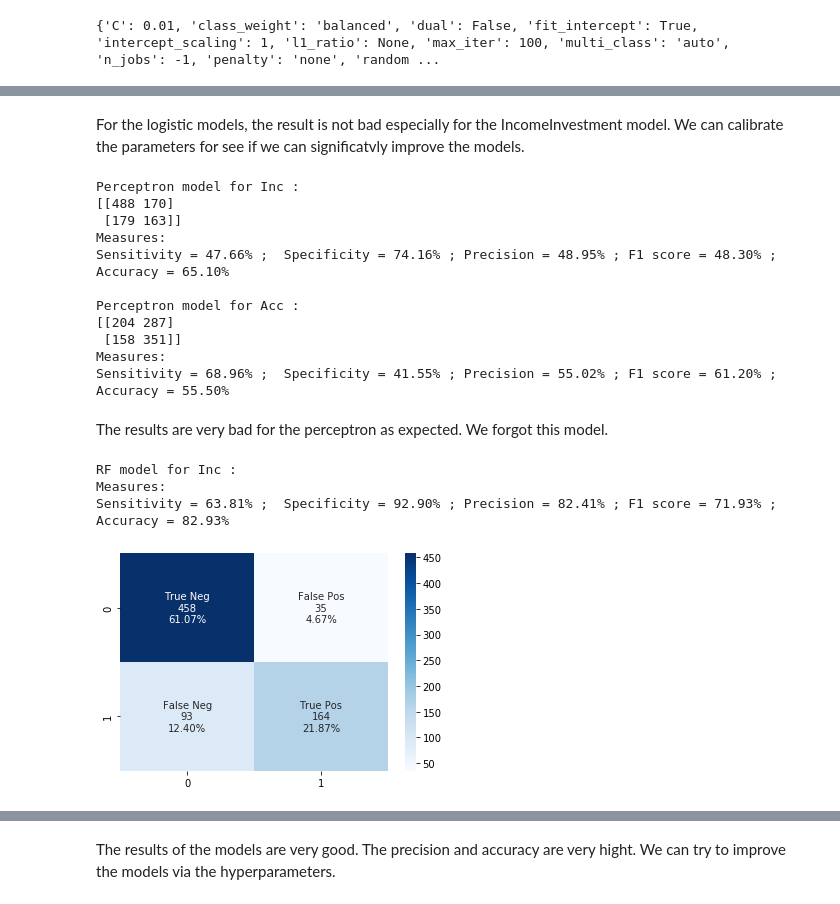
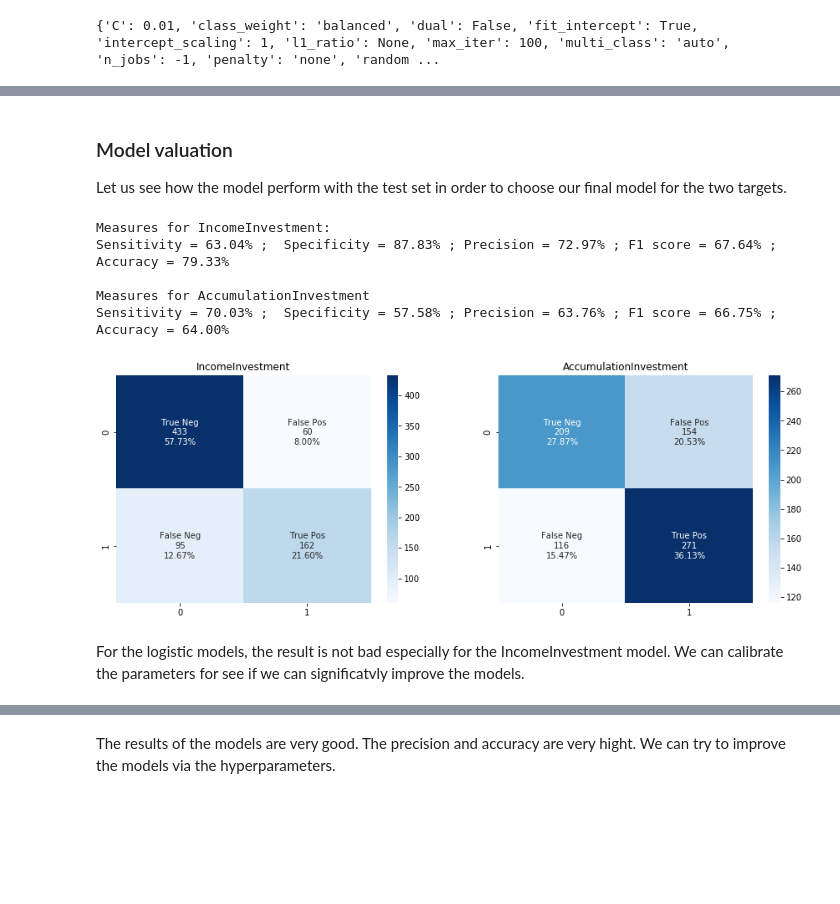
Before and after one commit to Emmalito/ML_BC2, a Jupyter notebook: src/3_Models.ipynb, the cells around one changed output, grey strips where cells are left out. Saved outputs shown, nothing was run; the diff lists cells and outputs as text; code cells hidden in the pictures; blank space fills up the shorter version.

```diff
--- a/src/3_Models.ipynb
+++ b/src/3_Models.ipynb
@@ -205,6 +88,0 @@ nnAccMod.fit(XAcc_train, Acc_train, batch_size=batch, epochs=1000, verbose=1, us
-# %%
-#KNN
-k = 3
-knnIncMod, knnAccMod = KNN(n_neighbors=k, metric='euclidean'), KNN(n_neighbors=k, metric='euclidean')
-knnIncMod.fit(X_train, Inc_train)
-knnAccMod.fit(X_train, Acc_train)
@@ -285,0 +159,4 @@ Sensitivity = 69.77% ;  Specificity = 57.58% ; Precision = 63.68% ; F1 score = 6
+# %% [markdown]
+### Model valuation
+
+Let us see how the model perform with the test set in order to choose our final model for the two targets.
@@ -286,32 +209,12 @@ Sensitivity = 69.77% ;  Specificity = 57.58% ; Precision = 63.68% ; F1 score = 6
+# %%
+#Valuation of logistic models
+confusionMat(predLogInc, predLogAcc)
+# %% [output]
+Measures for IncomeInvestment:
+Sensitivity = 63.04% ;  Specificity = 87.83% ; Precision = 72.97% ; F1 score = 67.64% ; Accuracy = 79.33%
+
+Measures for AccumulationInvestment
+Sensitivity = 70.03% ;  Specificity = 57.58% ; Precision = 63.76% ; F1 score = 66.75% ; Accuracy = 64.00%
+[figure, added]
 # %% [markdown]
 For the logistic models, the result is not bad especially for the IncomeInvestment model. We can calibrate the parameters for see if we can significatvly improve the models.
-# %%
-#Perceptron
-print("Perceptron model for Inc : ")
-confusionMat(predPerceptronInc)
-
-print("Perceptron model for Acc : ")
-confusionMat(predPerceptronAcc, 0)
-# %% [output]
-Perceptron model for Inc :
-[[488 170]
- [179 163]]
-Measures:
-Sensitivity = 47.66% ;  Specificity = 74.16% ; Precision = 48.95% ; F1 score = 48.30% ; Accuracy = 65.10%
-
-Perceptron model for Acc :
-[[204 287]
- [158 351]]
-Measures:
-Sensitivity = 68.96% ;  Specificity = 41.55% ; Precision = 55.02% ; F1 score = 61.20% ; Accuracy = 55.50%
-# %% [markdown]
-The results are very bad for the perceptron as expected. We forgot this model.
-# %%
-#Random Forest model
-print("RF model for Inc : ")
-confusionMat(predRFInc, plot=True)
-# %% [output]
-RF model for Inc :
-Measures:
-Sensitivity = 63.81% ;  Specificity = 92.90% ; Precision = 82.41% ; F1 score = 71.93% ; Accuracy = 82.93%
-[figure, removed]
```
Also changed, not shown: parts of 58 cells of this notebook, 5 other files.
